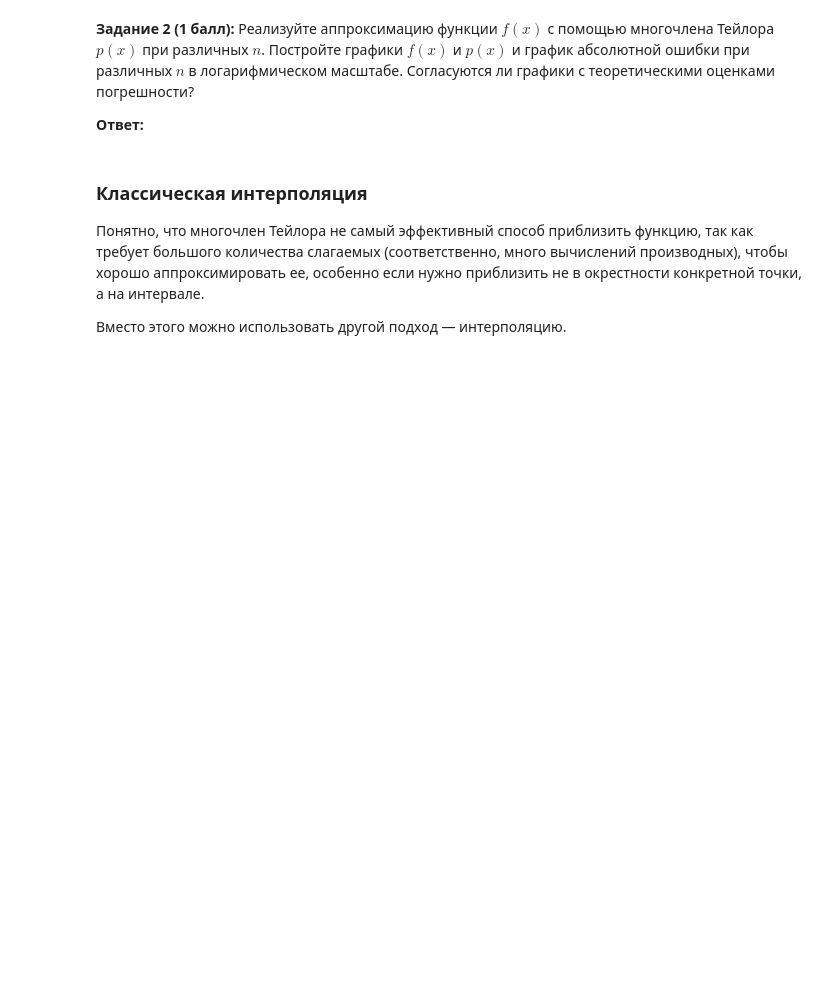
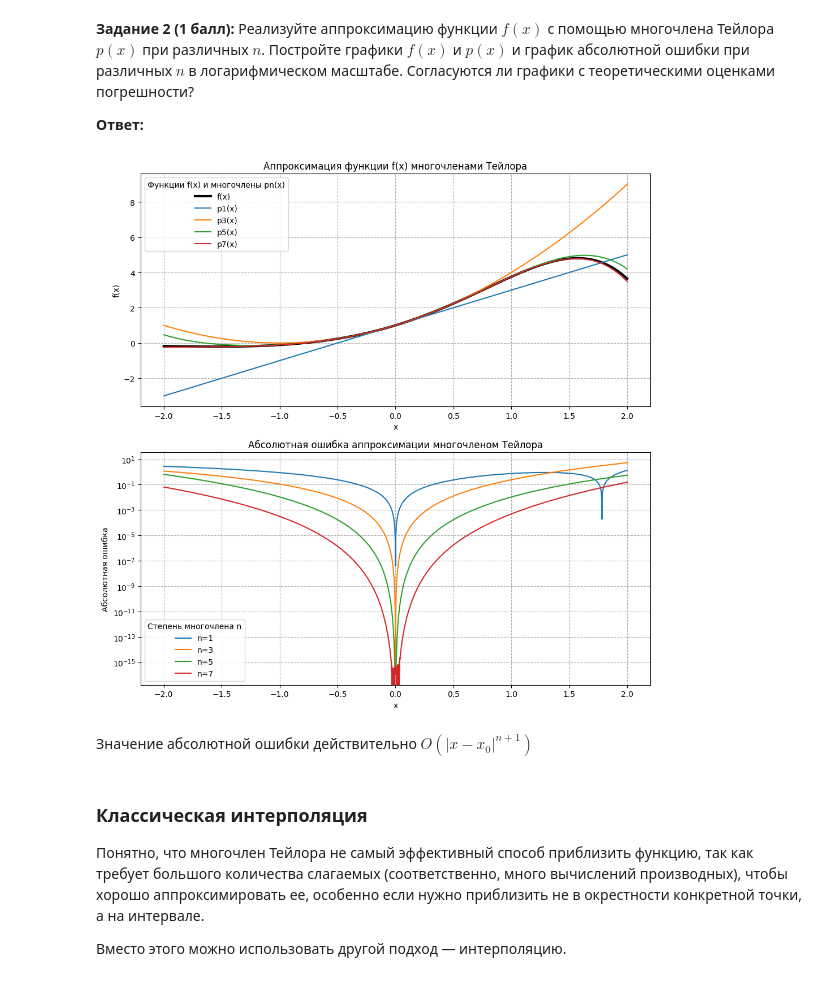
Before and after one commit to wqrxssq/olympic_algos, a Jupyter notebook: practice-01.ipynb, the cells around one changed output. Drawn from its saved outputs; the diff is of its cells as text; code cells hidden in the pictures; blank space fills up the shorter version.

```diff
--- a/practice-01.ipynb
+++ b/practice-01.ipynb
@@ -393,3 +391,74 @@ $$
+# %%
+from math import factorial
+
+def taylor_polynomial(x: np.ndarray, n: int, x0: float = 0.0) -> np.ndarray:
+    """
+    Computes the Taylor polynomial of order n for the function f(x) at point x0.
+
+    p_n(x) = sum_{k=0}^{n} f^(k)(x0)/k! * (x - x0)^k.
+
+    Parameters
+    ----------
+    x : np.ndarray
+        Array of points where the polynomial is evaluated.
+    n : int
+        Order of the Taylor polynomial.
+    x0 : float, optional
+        Expansion center (default is 0.0).
+
+    Returns
+    -------
+    np.ndarray
+        Values of the Taylor polynomial at points x.
+    """
+    p = np.zeros_like(x, dtype=float)
+    for k in range(n + 1):
+        term = df_dx(x0, k) / factorial(k) * (x - x0) ** k
+        p += term
+    return p
+
+# Диапазон x для построения графиков
+x = np.linspace(-2, 2, 10000)
+fx = f(x)
+
+# Выберем набор степеней многочлена для сравнения
+orders = list(range(1, 8, 2))
+
+plt.figure(figsize=(10, 10))
+
+# Графики аппроксимации
+plt.subplot(2, 1, 1)
+plt.plot(x, fx, 'k', linewidth=4, label='f(x)')
+for n in orders:
+    p_n = taylor_polynomial(x, n, x0=0)
+    plt.plot(x, p_n, label=f'p{n}(x)')
+plt.xlabel('x')
+plt.ylabel('f(x)')
+plt.title('Аппроксимация функции f(x) многочленами Тейлора')
+plt.legend(title="Функции f(x) и многочлены pn(x)")
+plt.grid(True, which="both", ls="--")
+
+# График абсолютной ошибки в логарифмическом масштабе
+plt.subplot(2, 1, 2)
+n = 1
+for n in orders:
+    p_n = taylor_polynomial(x, n, x0=0)
+    error = np.abs(fx - p_n)
+    plt.plot(x, error, label=f'n={n}')
+
+plt.yscale('log')
+plt.legend(title='Степень многочлена n')
+plt.xlabel('x')
+plt.ylabel('Абсолютная ошибка')
+plt.title('Абсолютная ошибка аппроксимации многочленом Тейлора')
+plt.grid(True, which="both", ls="--")
+
+plt.tight_layout()
+plt.show()
+# %% [output]
+[figure, added]
+# %% [markdown]
+Значение абсолютной ошибки действительно $O(|x - x_0|^{n+1})$
 # %% [markdown]
 ### Классическая интерполяция
 
```
Also changed, not shown: parts of 7 cells of this notebook.
